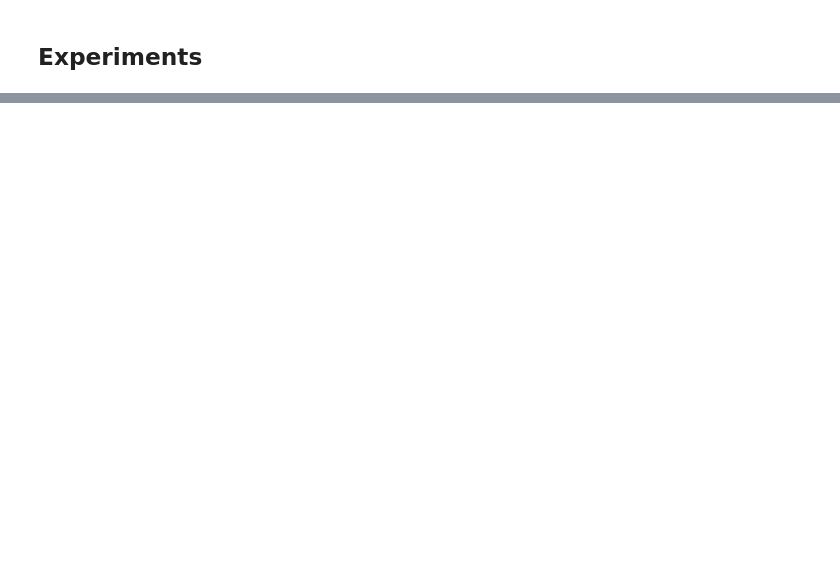
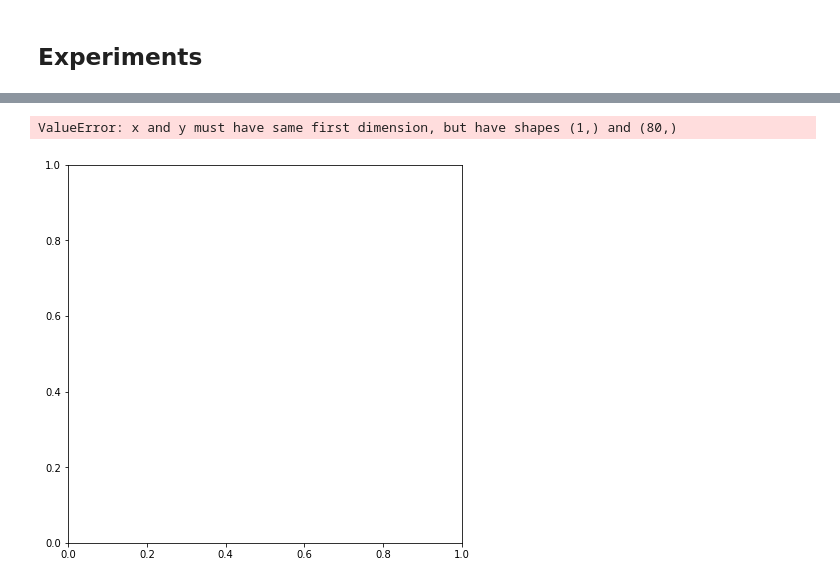
Before and after one commit to BigRedEye/co-project, a Jupyter notebook: run.ipynb, the cells around one changed output, grey strips where cells are left out. Saved outputs shown, nothing was run; the diff lists cells and outputs as text; code cells hidden in the pictures; blank space fills up the shorter version.

```diff
--- a/run.ipynb
+++ b/run.ipynb
@@ -357,7 +357,7 @@ class NadamOptimizer(torch.optim.Optimizer):
     def __init__(self, params, lr=1e-3, mu_nu=(0.9, 0.999), eps=1e-8, schedule_decay=0.004, **kwargs):
         mu, nu = mu_nu
         defaults = dict(lr=lr, mu=mu, nu=nu, eps=eps, schedule_decay=schedule_decay)
-        super(NadamOptimizer, self).__init__(params, deofaults)
+        super(NadamOptimizer, self).__init__(params, defaults)
 
     def step1(self, criterion, inputs, labels, closure=None):
         return self.step(closure)
@@ -692,0 +863,5 @@ Files already downloaded and verified
+# %%
+show_graphs(metrics)
+# %% [output]
+ValueError: x and y must have same first dimension, but have shapes (1,) and (80,)
+[figure, added]
```
Also changed, not shown: parts of 8 cells of this notebook.
